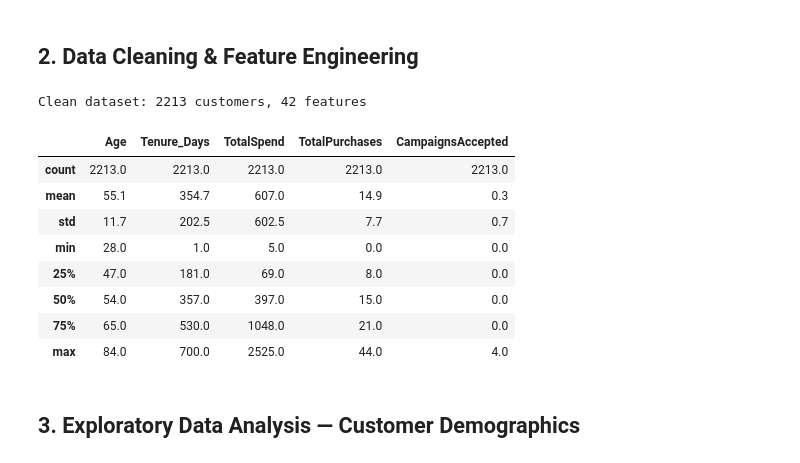
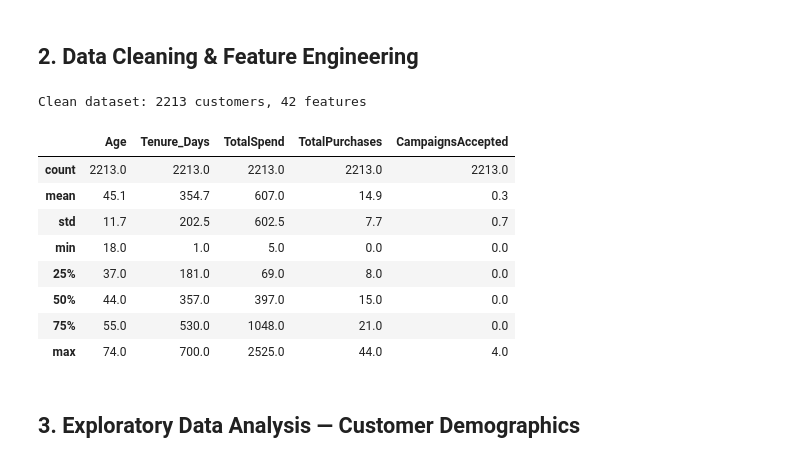
Before and after one commit to tateyamaorpa/Marketing-Campaign-Analysis, a Jupyter notebook: Marketing.ipynb, the cells around one changed output. Saved outputs shown, nothing was run; the diff lists cells and outputs as text; code cells hidden in the pictures.

```diff
--- a/Marketing.ipynb
+++ b/Marketing.ipynb
@@ -200,7 +200,7 @@ df['Dt_Customer'] = pd.to_datetime(df['Dt_Customer'], dayfirst=True)
 snapshot_date = df['Dt_Customer'].max() + pd.Timedelta(days=1)
 
 # ── Age & Tenure ─────────────────────────────────────────────────────────────
-df['Age'] = 2024 - df['Year_Birth']
+df['Age'] = snapshot_date.year - df['Year_Birth']  # use the dataset's own collection year, not the current year
 df['Tenure_Days'] = (snapshot_date - df['Dt_Customer']).dt.days
 df = df[df['Age'] < 90]  # remove 3 implausible birth years
 
@@ -214,40 +214,40 @@ df['Family_Size'] = df['Marital_Status'].map(
 # ── Spending ─────────────────────────────────────────────────────────────────
 spend_cols = ['MntWines','MntFruits','MntMeatProducts',
               'MntFishProducts','MntSweetProducts','MntGoldProds']
 df['TotalSpend']    = df[spend_cols].sum(axis=1)
 df['AvgSpendPerDay'] = df['TotalSpend'] / df['Tenure_Days'].replace(0, np.nan)
 
 # ── Purchases & Channels ─────────────────────────────────────────────────────
 purchase_cols = ['NumWebPurchases','NumCatalogPurchases',
                  'NumStorePurchases','NumDealsPurchases']
 df['TotalPurchases'] = df[purchase_cols].sum(axis=1)
 df['DealRatio']      = df['NumDealsPurchases'] / df['TotalPurchases'].replace(0, np.nan)
 df['PreferredChannel'] = df[['NumWebPurchases','NumCatalogPurchases',
                                'NumStorePurchases']].idxmax(axis=1).str.replace('Num','').str.replace('Purchases','')
 
 # ── Campaign engagement ───────────────────────────────────────────────────────
 cmp_cols = ['AcceptedCmp1','AcceptedCmp2','AcceptedCmp3','AcceptedCmp4','AcceptedCmp5']
 df['CampaignsAccepted'] = df[cmp_cols].sum(axis=1)
 df['EverAccepted']      = (df['CampaignsAccepted'] > 0).astype(int)
 
 # ── Education simplification ─────────────────────────────────────────────────
 edu_map = {'Basic': 'Low', '2n Cycle': 'Medium',
            'Graduation': 'High', 'Master': 'Very High', 'PhD': 'Very High'}
 df['Education_Level'] = df['Education'].map(edu_map)
 
 print(f"Clean dataset: {df.shape[0]} customers, {df.shape[1]} features")
 df[['Age','Tenure_Days','TotalSpend','TotalPurchases','CampaignsAccepted']].describe().round(1)
 # %% [output]
 Clean dataset: 2213 customers, 42 features
 |  | Age | Tenure_Days | TotalSpend | TotalPurchases | CampaignsAccepted |
 | count | 2213.0 | 2213.0 | 2213.0 | 2213.0 | 2213.0 |
-| mean | 55.1 | 354.7 | 607.0 | 14.9 | 0.3 |
+| mean | 45.1 | 354.7 | 607.0 | 14.9 | 0.3 |
 | std | 11.7 | 202.5 | 602.5 | 7.7 | 0.7 |
-| min | 28.0 | 1.0 | 5.0 | 0.0 | 0.0 |
-| 25% | 47.0 | 181.0 | 69.0 | 8.0 | 0.0 |
-| 50% | 54.0 | 357.0 | 397.0 | 15.0 | 0.0 |
-| 75% | 65.0 | 530.0 | 1048.0 | 21.0 | 0.0 |
-| max | 84.0 | 700.0 | 2525.0 | 44.0 | 4.0 |
+| min | 18.0 | 1.0 | 5.0 | 0.0 | 0.0 |
+| 25% | 37.0 | 181.0 | 69.0 | 8.0 | 0.0 |
+| 50% | 44.0 | 357.0 | 397.0 | 15.0 | 0.0 |
+| 75% | 55.0 | 530.0 | 1048.0 | 21.0 | 0.0 |
+| max | 74.0 | 700.0 | 2525.0 | 44.0 | 4.0 |
 # %% [markdown]
 ## 3. Exploratory Data Analysis — Customer Demographics
 # %%
```
Also changed, not shown: parts of 2 cells of this notebook, 1 other file.
